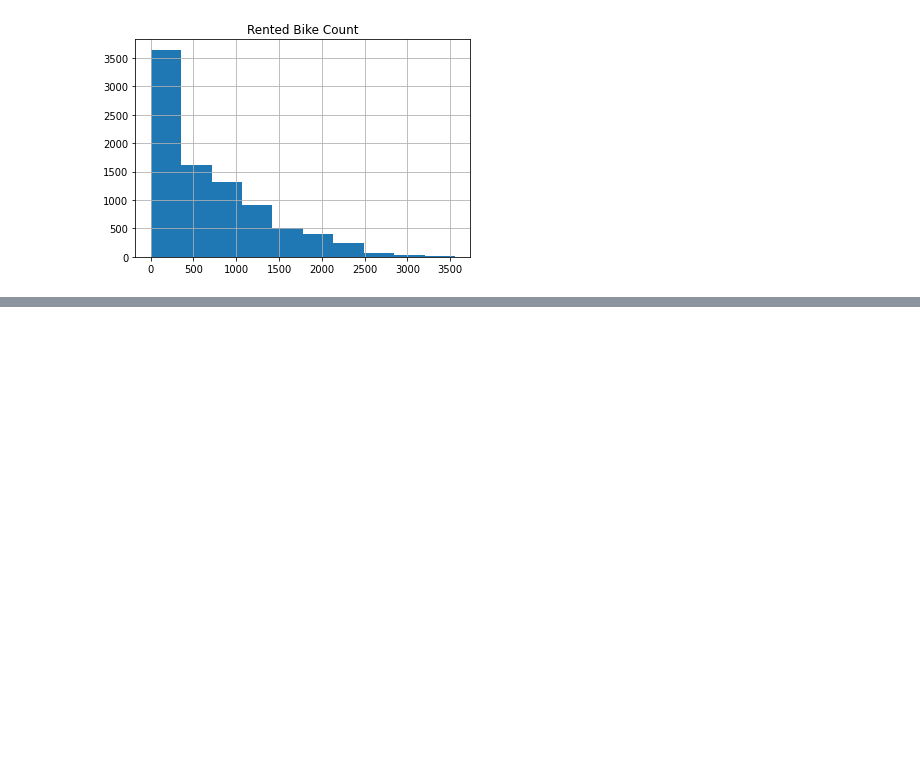
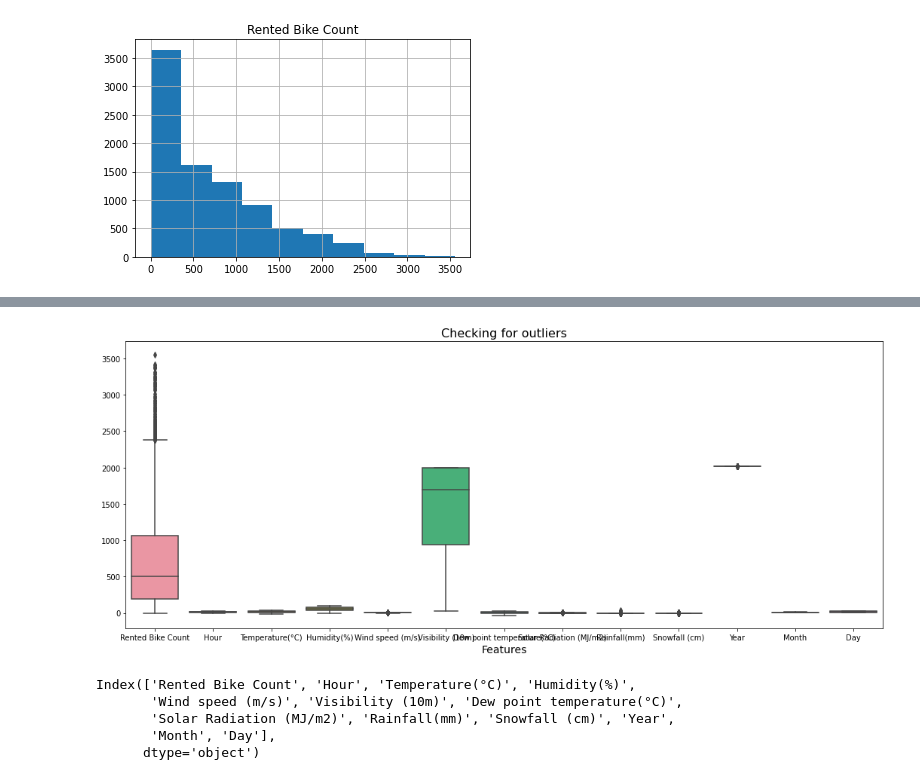
Before and after one commit to Rohan20202/Bike-Sharing-Demand-Prediction, a Jupyter notebook: Bike_Sharing_Demand_Prediction_Capstone_Project.ipynb, the cells around one changed output, grey strips where cells are left out. Saved outputs shown, nothing was run; the diff lists cells and outputs as text; code cells hidden in the pictures; blank space fills up the shorter version.

```diff
--- a/Bike_Sharing_Demand_Prediction_Capstone_Project.ipynb
+++ b/Bike_Sharing_Demand_Prediction_Capstone_Project.ipynb
@@ -233,0 +244,17 @@ array([[<matplotlib.axes._subplots.AxesSubplot object at 0x...>]],
+# %%
+plt.figure(figsize=(18,7))
+sns.boxplot(data=data)
+plt.title('Checking for outliers', size=16)
+plt.xlabel('Features', size=14)
+plt.show()
+# %% [output]
+[figure, added]
+# %%
+numeric_features = data.describe().columns
+numeric_features
+# %% [output]
+Index(['Rented Bike Count', 'Hour', 'Temperature(°C)', 'Humidity(%)',
+       'Wind speed (m/s)', 'Visibility (10m)', 'Dew point temperature(°C)',
+       'Solar Radiation (MJ/m2)', 'Rainfall(mm)', 'Snowfall (cm)', 'Year',
+       'Month', 'Day'],
+      dtype='object')
```
Also changed, not shown: parts of 9 cells of this notebook.
